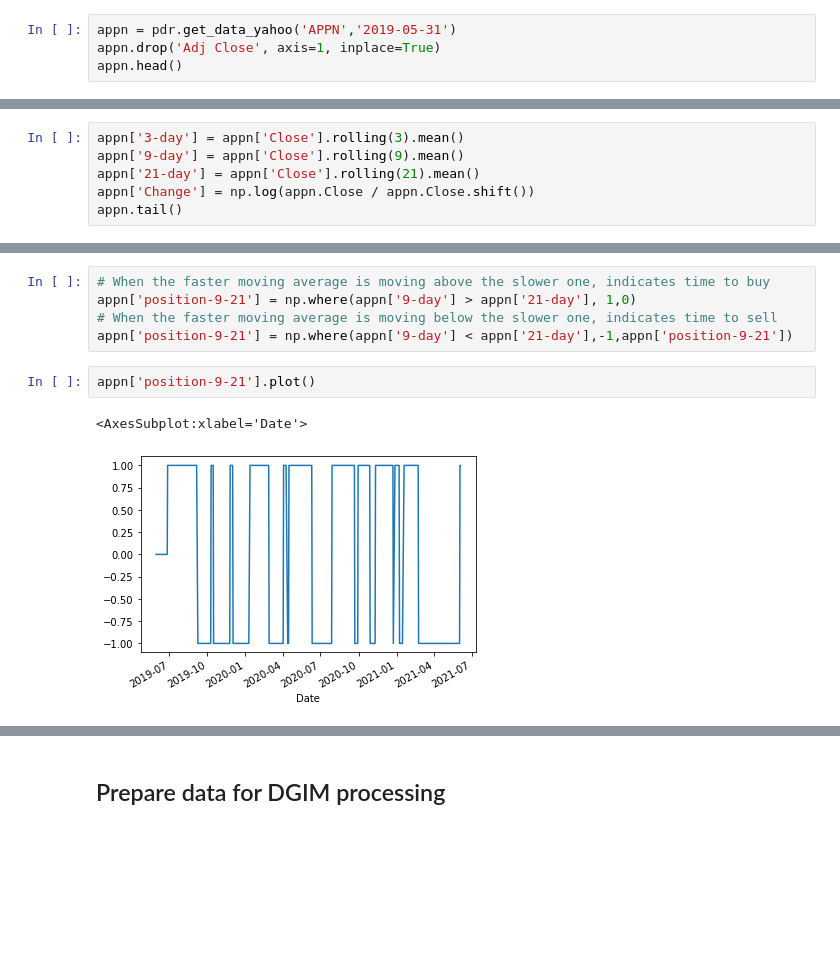
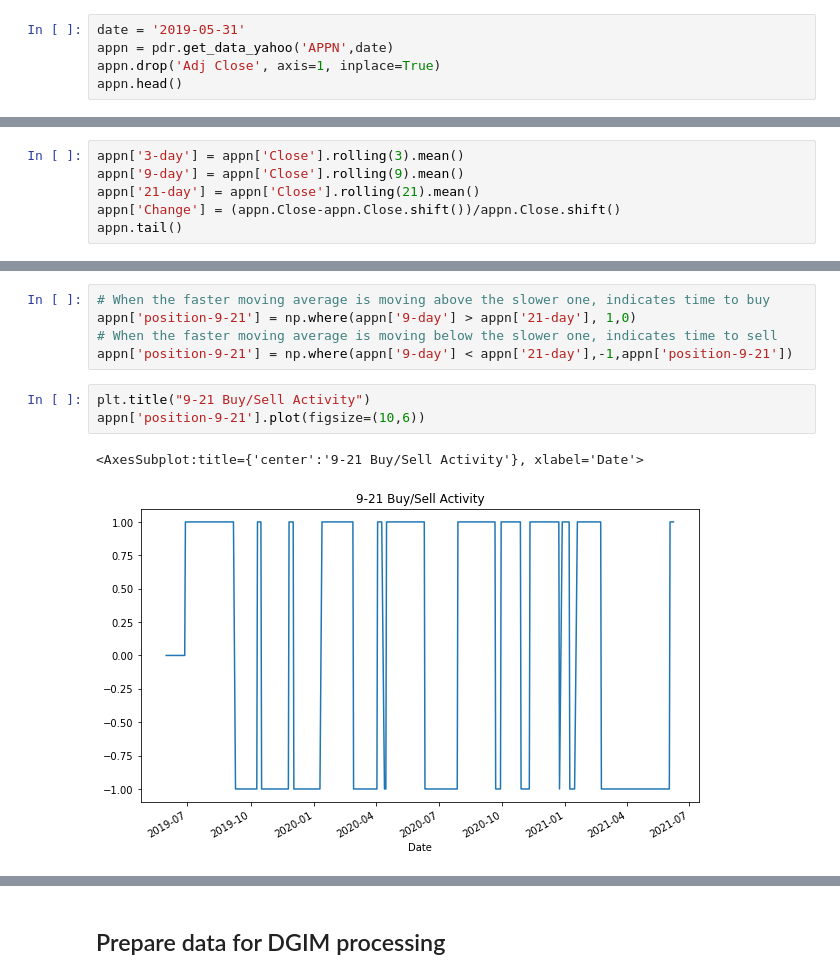
Before and after one commit to bhiln/stock-market-trends, a Jupyter notebook: DGIM/APPN-DGIM.ipynb, the cells around one changed output, grey strips where cells are left out. Cells and saved outputs as stored; diff of their text form; blank space fills up the shorter version.

```diff
--- a/DGIM/APPN-DGIM.ipynb
+++ b/DGIM/APPN-DGIM.ipynb
@@ -7,7 +7,8 @@ import pandas_datareader as pdr
 # %% [markdown]
 ## Load Appian Stock Data
 # %%
-appn = pdr.get_data_yahoo('APPN','2019-05-31')
+date = '2019-05-31'
+appn = pdr.get_data_yahoo('APPN',date)
 appn.drop('Adj Close', axis=1, inplace=True)
 appn.head()
 # %% [output]
@@ -22,7 +23,7 @@ appn.head()
 appn['3-day'] = appn['Close'].rolling(3).mean()
 appn['9-day'] = appn['Close'].rolling(9).mean()
 appn['21-day'] = appn['Close'].rolling(21).mean()
-appn['Change'] = np.log(appn.Close / appn.Close.shift())
+appn['Change'] = (appn.Close-appn.Close.shift())/appn.Close.shift()
 appn.tail()
 # %% [output]
 |  | High | Low | Open | Close | Volume | 3-day | 9-day | 21-day | Change |
@@ -62,10 +65,11 @@ appn['position-9-21'] = np.where(appn['9-day'] > appn['21-day'], 1,0)
 # When the faster moving average is moving below the slower one, indicates time to sell
 appn['position-9-21'] = np.where(appn['9-day'] < appn['21-day'],-1,appn['position-9-21'])
 # %%
-appn['position-9-21'].plot()
+plt.title("9-21 Buy/Sell Activity")
+appn['position-9-21'].plot(figsize=(10,6))
 # %% [output]
-<AxesSubplot:xlabel='Date'>
+<AxesSubplot:title={'center':'9-21 Buy/Sell Activity'}, xlabel='Date'>
-[figure, old version]
+[figure, new version]
 # %%
 # Whether we are making money with this system
 appn['system-9-21'] = np.where(appn['position-9-21'] > 0, appn['position-9-21']* appn['Change'],0)
```
Also changed, not shown: parts of 35 cells of this notebook, 2 other files.
